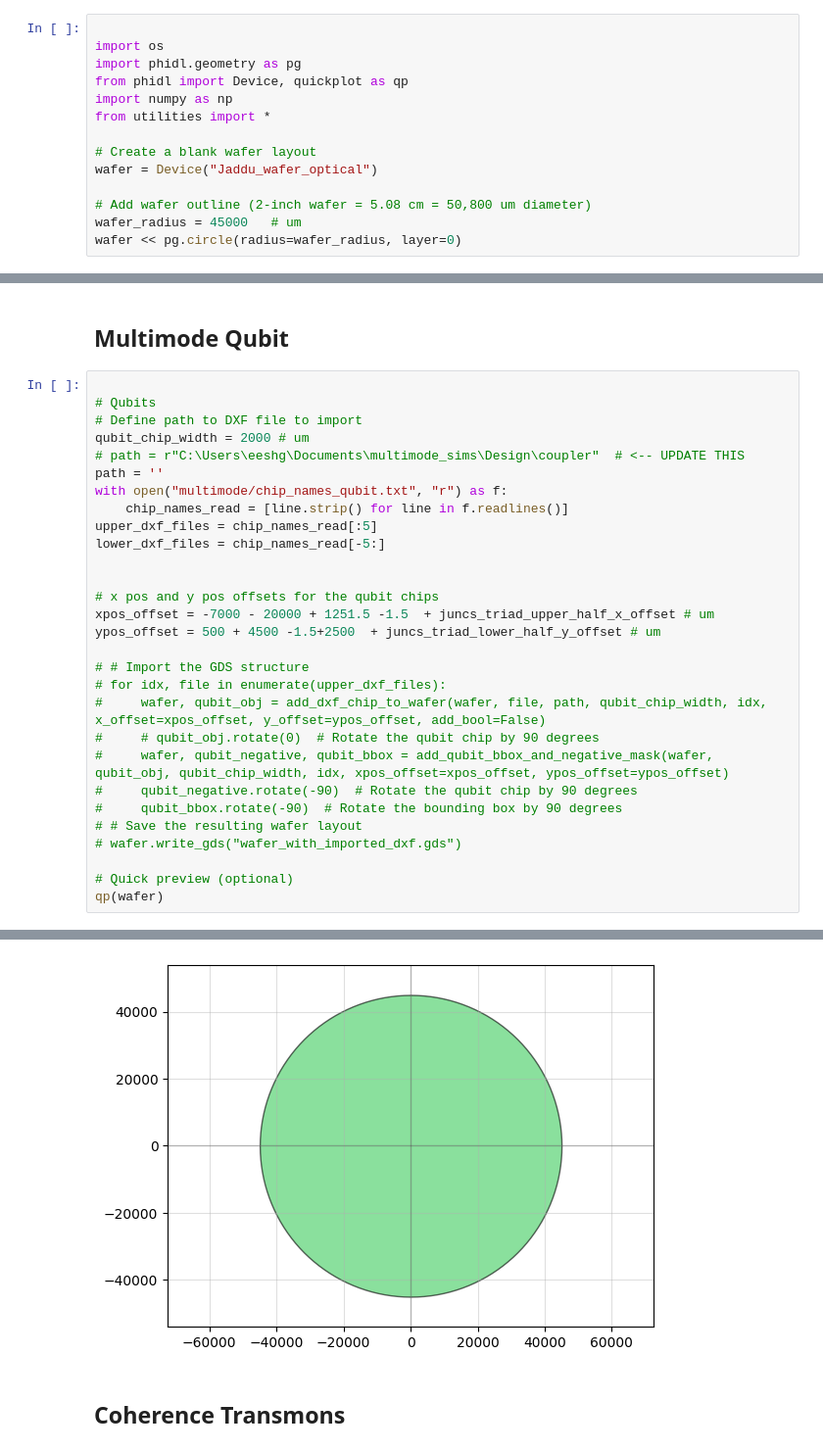
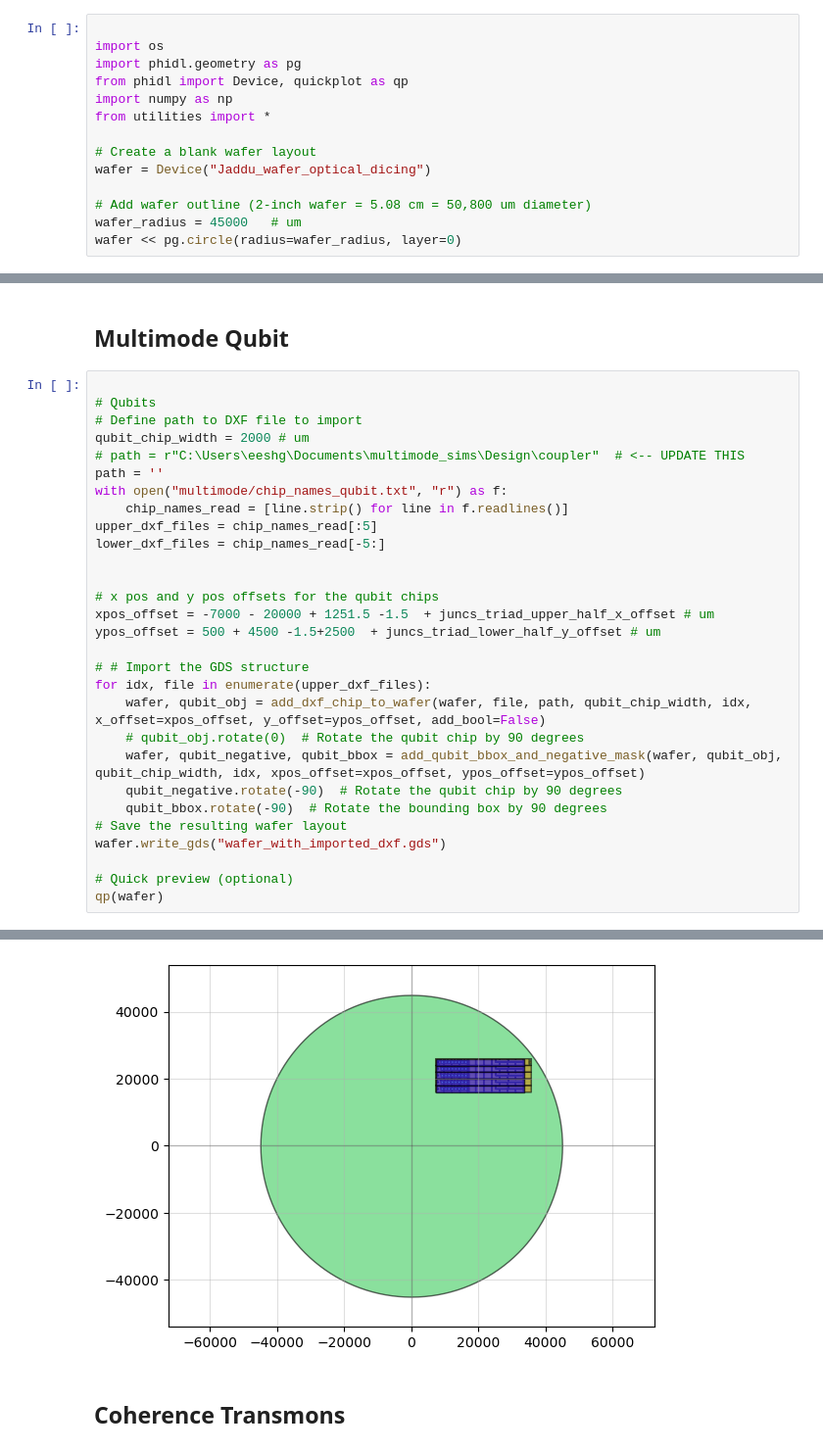
Before and after one commit to SchusterLab/multimode_sims, a Jupyter notebook: Design/fab/LMM3_Jaddu/mm_wafer_jaddu.ipynb, the cells around one changed output, grey strips where cells are left out. Shown at 98% size. Drawn from its saved outputs; the diff is of its cells as text.

```diff
--- a/Design/fab/LMM3_Jaddu/mm_wafer_jaddu.ipynb
+++ b/Design/fab/LMM3_Jaddu/mm_wafer_jaddu.ipynb
@@ -9,7 +9,7 @@ import numpy as np
 from utilities import *
 
 # Create a blank wafer layout
-wafer = Device("Jaddu_wafer_optical")
+wafer = Device("Jaddu_wafer_optical_dicing")
 
 # Add wafer outline (2-inch wafer = 5.08 cm = 50,800 um diameter)
 wafer_radius = 45000   # um
@@ -41,14 +41,14 @@ xpos_offset = -7000 - 20000 + 1251.5 -1.5  + juncs_triad_upper_half_x_offset # u
 ypos_offset = 500 + 4500 -1.5+2500  + juncs_triad_lower_half_y_offset # um
 
 # # Import the GDS structure
-# for idx, file in enumerate(upper_dxf_files):
-#     wafer, qubit_obj = add_dxf_chip_to_wafer(wafer, file, path, qubit_chip_width, idx, x_offset=xpos_offset, y_offset=ypos_offset, add_bool=False)
-#     # qubit_obj.rotate(0)  # Rotate the qubit chip by 90 degrees
-#     wafer, qubit_negative, qubit_bbox = add_qubit_bbox_and_negative_mask(wafer, qubit_obj, qubit_chip_width, idx, xpos_offset=xpos_offset, ypos_offset=ypos_offset)
-#     qubit_negative.rotate(-90)  # Rotate the qubit chip by 90 degrees
-#     qubit_bbox.rotate(-90)  # Rotate the bounding box by 90 degrees
-# # Save the resulting wafer layout
-# wafer.write_gds("wafer_with_imported_dxf.gds")
+for idx, file in enumerate(upper_dxf_files):
+    wafer, qubit_obj = add_dxf_chip_to_wafer(wafer, file, path, qubit_chip_width, idx, x_offset=xpos_offset, y_offset=ypos_offset, add_bool=False)
+    # qubit_obj.rotate(0)  # Rotate the qubit chip by 90 degrees
+    wafer, qubit_negative, qubit_bbox = add_qubit_bbox_and_negative_mask(wafer, qubit_obj, qubit_chip_width, idx, xpos_offset=xpos_offset, ypos_offset=ypos_offset)
+    qubit_negative.rotate(-90)  # Rotate the qubit chip by 90 degrees
+    qubit_bbox.rotate(-90)  # Rotate the bounding box by 90 degrees
+# Save the resulting wafer layout
+wafer.write_gds("wafer_with_imported_dxf.gds")
 
 # Quick preview (optional)
 qp(wafer)
@@ -57,4 +62,4 @@ Ignoring fixed x limits to fulfill fixed data aspect with adjustable data limits
-[figure, old version]
+[figure, new version]
 # %% [markdown]
 ## Coherence Transmons
 # %%
```
Also changed, not shown: parts of 9 cells of this notebook, 20 other files.
